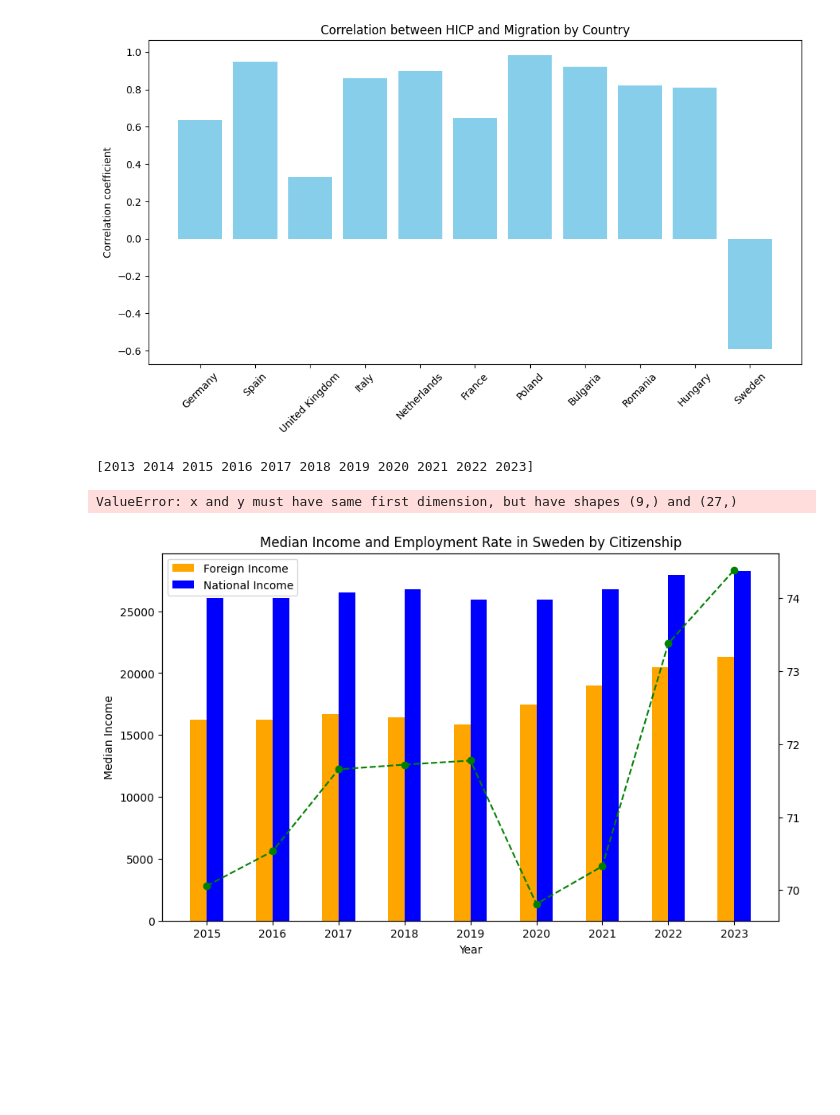
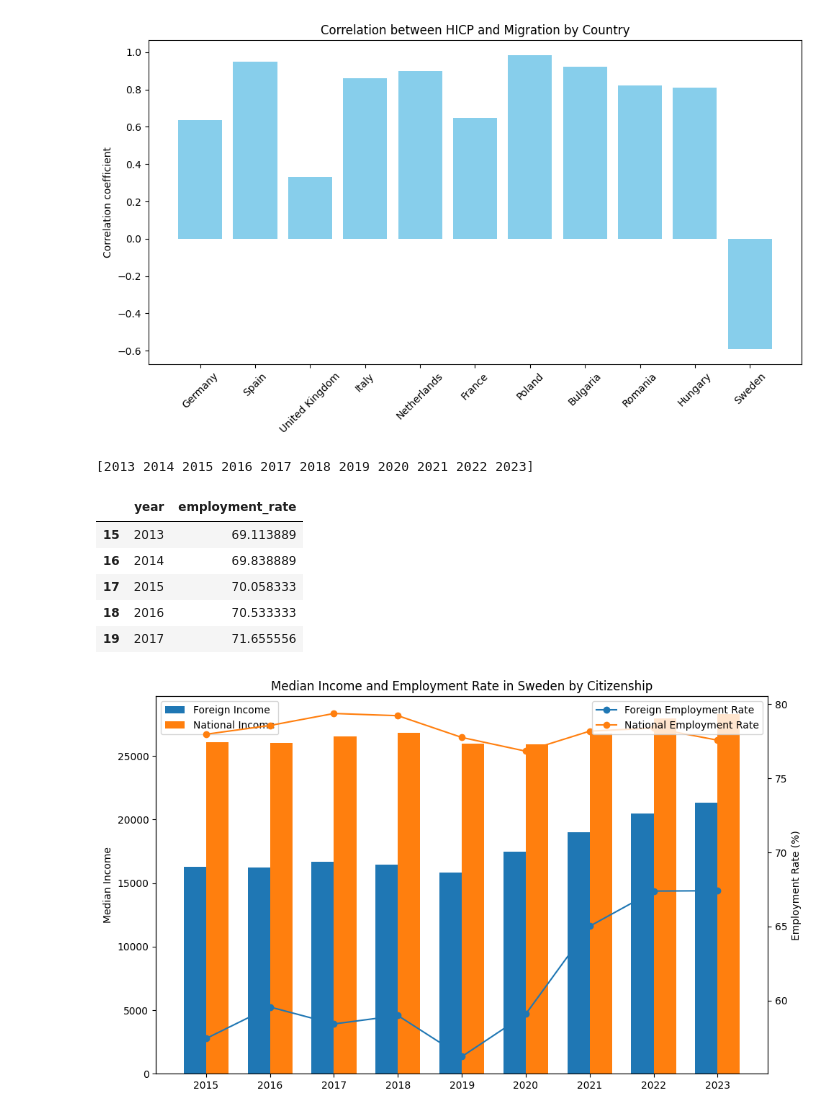
Before and after one commit to natix-x/Data-mining-in-Migration-Analysis, a Jupyter notebook: data_analysis/migration_impact_on_economy.ipynb, the cells around one changed output. Drawn from its saved outputs; the diff is of its cells as text; code cells hidden in the pictures; blank space fills up the shorter version.

```diff
--- a/data_analysis/migration_impact_on_economy.ipynb
+++ b/data_analysis/migration_impact_on_economy.ipynb
@@ -106,41 +106,40 @@ df_yearly = df.groupby('year', as_index=False)['employment_rate'].mean()
 # %%
 df_yearly = df_yearly[df_yearly['year'].isin(common_years)]
 print(df_yearly['year'].unique())
+df_yearly.head()
 # %% [output]
 [2013 2014 2015 2016 2017 2018 2019 2020 2021 2022 2023]
+|  | year | employment_rate |
+| 15 | 2013 | 69.113889 |
+| 16 | 2014 | 69.838889 |
+| 17 | 2015 | 70.058333 |
+| 18 | 2016 | 70.533333 |
+| 19 | 2017 | 71.655556 |
 # %%
-import matplotlib.pyplot as plt
-import numpy as np
-
-# Use the already defined years_common, income_foreign_plot2, income_national_plot2, df_yearly_plot, df_reporting_yearly, df_foreign_yearly
-
-x = np.arange(len(years_common))
-bar_width = 0.25
-
 fig, ax1 = plt.subplots(figsize=(10, 6))
 
-# Bar plots for income
-ax1.bar(x - bar_width/2, income_foreign_plot2['Income'], width=bar_width, label='Foreign Income', color='orange')
-ax1.bar(x + bar_width/2, income_national_plot2['Income'], width=bar_width, label='National Income', color='blue')
+# Bar plot for median income
+bar_width = 0.35
+years_common = income_foreign_plot['year'].values
+x = np.arange(len(years_common))
 
-ax1.set_xlabel('Year')
+ax1.bar(x - bar_width/2, income_foreign_plot['Income'], width=bar_width, label='Foreign Income', color='tab:blue')
+ax1.bar(x + bar_width/2, income_national_plot['Income'], width=bar_width, label='National Income', color='tab:orange')
 ax1.set_ylabel('Median Income')
-ax1.set_title('Median Income and Employment Rate in Sweden by Citizenship')
 ax1.set_xticks(x)
 ax1.set_xticklabels(years_common)
 ax1.legend(loc='upper left')
 
-# Line plots for employment rates
+# Line plot for employment rate
 ax2 = ax1.twinx()
-ax2.plot(x, df_yearly_plot['employment_rate'], label='Employment Rate (Total)', marker='o', color='green', linestyle='--')
-ax2.plot(x, df_reporting_yearly['employment_rate'], label='Employment Rate (Reporting country)', marker='s', color='blue', linestyle=':')
-ax2.plot(x, df_foreign_yearly['employment_rate'], label='Employment Rate (Foreign country)', marker='^', color='orange', linestyle='-.')
-
+# Use the last len(years_common) values to align with the years
+ax2.plot(x, df_foreign_yearly['employment_rate'].iloc[-len(years_common):].values, color='tab:blue', marker='o', label='Foreign Employment Rate')
+ax2.plot(x, df_reporting_yearly['employment_rate'].iloc[-len(years_common):].values, color='tab:orange', marker='o', label='National Employment Rate')
 ax2.set_ylabel('Employment Rate (%)')
 ax2.legend(loc='upper right')
 
+plt.title('Median Income and Employment Rate in Sweden by Citizenship')
 plt.tight_layout()
 plt.show()
 # %% [output]
-ValueError: x and y must have same first dimension, but have shapes (9,) and (27,)
-[figure, old version]
+[figure, new version]
```
Also changed, not shown: parts of 9 cells of this notebook.
